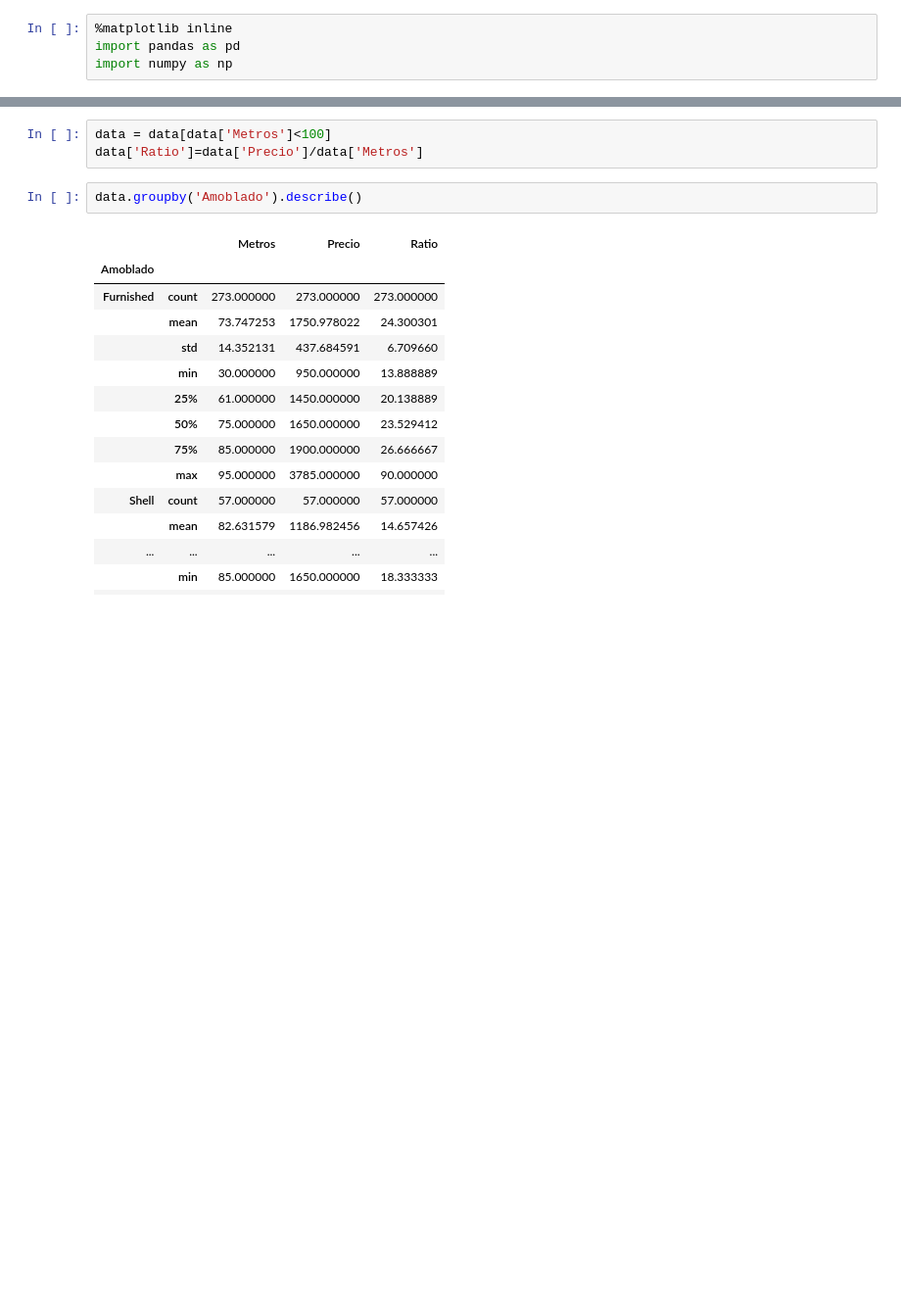
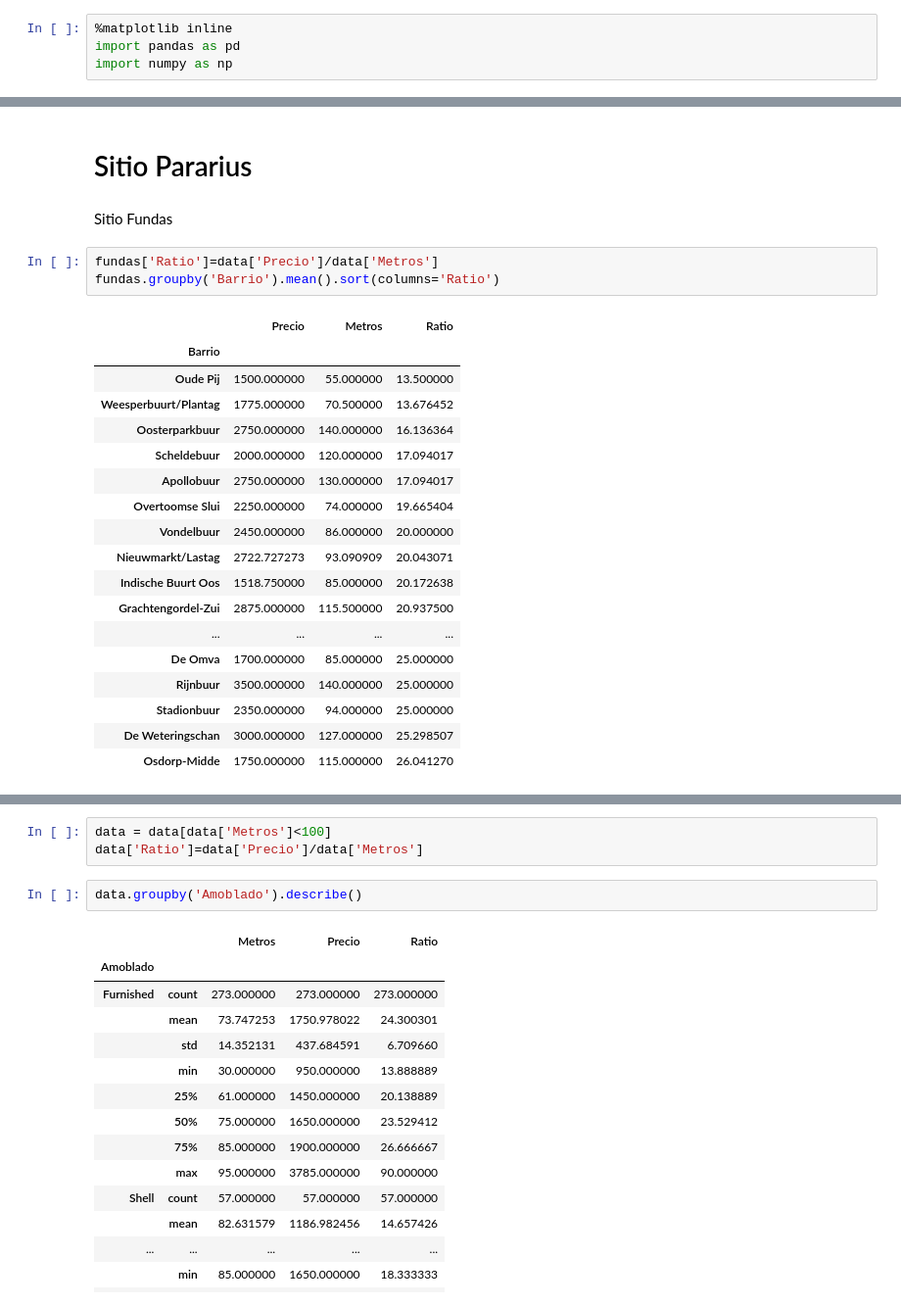
Before and after one commit to pablosiber/NetherlandsRentals, a Jupyter notebook: Rentals.ipynb, the cells around one changed output, grey strips where cells are left out. Shown at 98% size. Cells and saved outputs as stored; diff of their text form; blank space fills up the shorter version.

```diff
--- a/Rentals.ipynb
+++ b/Rentals.ipynb
@@ -6,0 +29,26 @@ data = pd.read_csv('output.csv_clean',keep_default_na=False,names=['Barrio','Pre
+# %% [markdown]
+# Sitio Pararius
+# %% [markdown]
+Sitio Fundas
+# %%
+fundas['Ratio']=data['Precio']/data['Metros']
+fundas.groupby('Barrio').mean().sort(columns='Ratio')
+# %% [output]
+|  | Precio | Metros | Ratio |
+| Barrio |  |  |  |
+| Oude Pij | 1500.000000 | 55.000000 | 13.500000 |
+| Weesperbuurt/Plantag | 1775.000000 | 70.500000 | 13.676452 |
+| Oosterparkbuur | 2750.000000 | 140.000000 | 16.136364 |
+| Scheldebuur | 2000.000000 | 120.000000 | 17.094017 |
+| Apollobuur | 2750.000000 | 130.000000 | 17.094017 |
+| Overtoomse Slui | 2250.000000 | 74.000000 | 19.665404 |
+| Vondelbuur | 2450.000000 | 86.000000 | 20.000000 |
+| Nieuwmarkt/Lastag | 2722.727273 | 93.090909 | 20.043071 |
+| Indische Buurt Oos | 1518.750000 | 85.000000 | 20.172638 |
+| Grachtengordel-Zui | 2875.000000 | 115.500000 | 20.937500 |
+| ... | ... | ... | ... |
+| De Omva | 1700.000000 | 85.000000 | 25.000000 |
+| Rijnbuur | 3500.000000 | 140.000000 | 25.000000 |
+| Stadionbuur | 2350.000000 | 94.000000 | 25.000000 |
+| De Weteringschan | 3000.000000 | 127.000000 | 25.298507 |
+| Osdorp-Midde | 1750.000000 | 115.000000 | 26.041270 |
```
Also changed, not shown: parts of 4 cells of this notebook, 13 other files.
